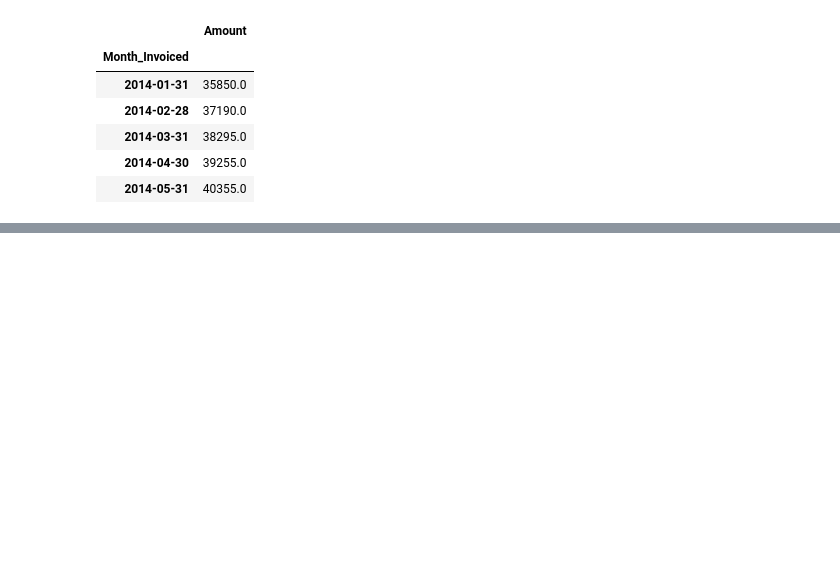
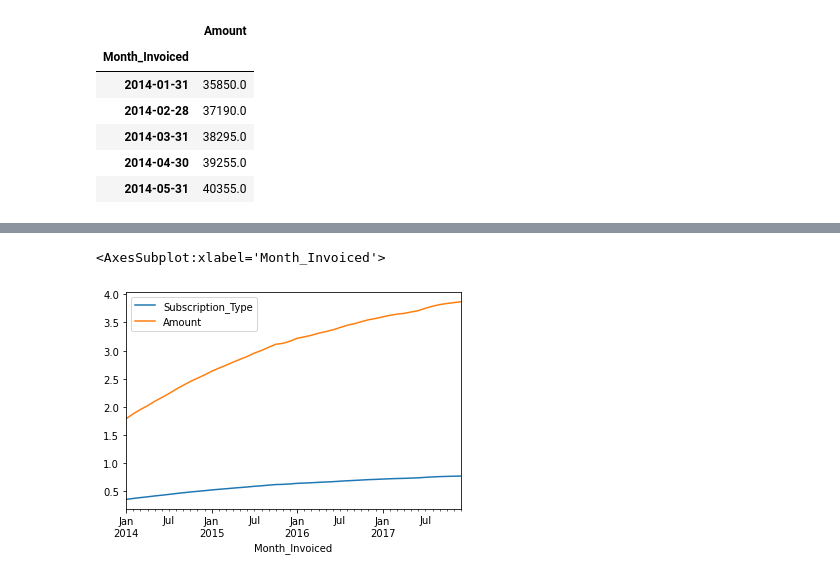
Before and after one commit to HeatherOrtegaMcMillan/time-series-exercises, a Jupyter notebook: model.ipynb, the cells around one changed output, grey strips where cells are left out. Cells and saved outputs as stored; diff of their text form; code cells hidden in the pictures; blank space fills up the shorter version.

```diff
--- a/model.ipynb
+++ b/model.ipynb
@@ -144,0 +150,5 @@ df1.head()
+# %%
+df.resample('M').mean()[['Subscription_Type', 'Amount']].plot()
+# %% [output]
+<AxesSubplot:xlabel='Month_Invoiced'>
+[figure, added]
```
Also changed, not shown: parts of 21 cells of this notebook.
